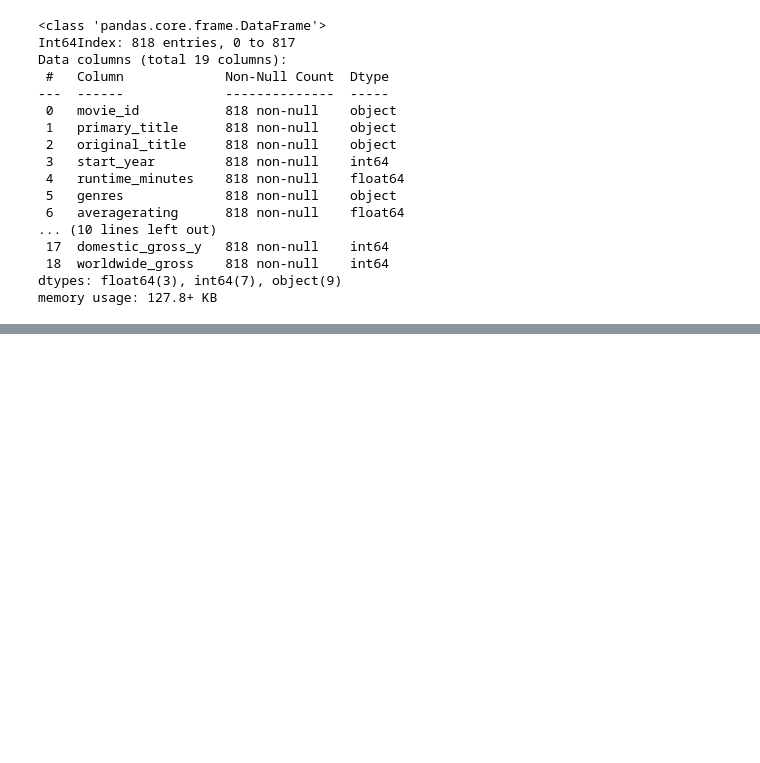
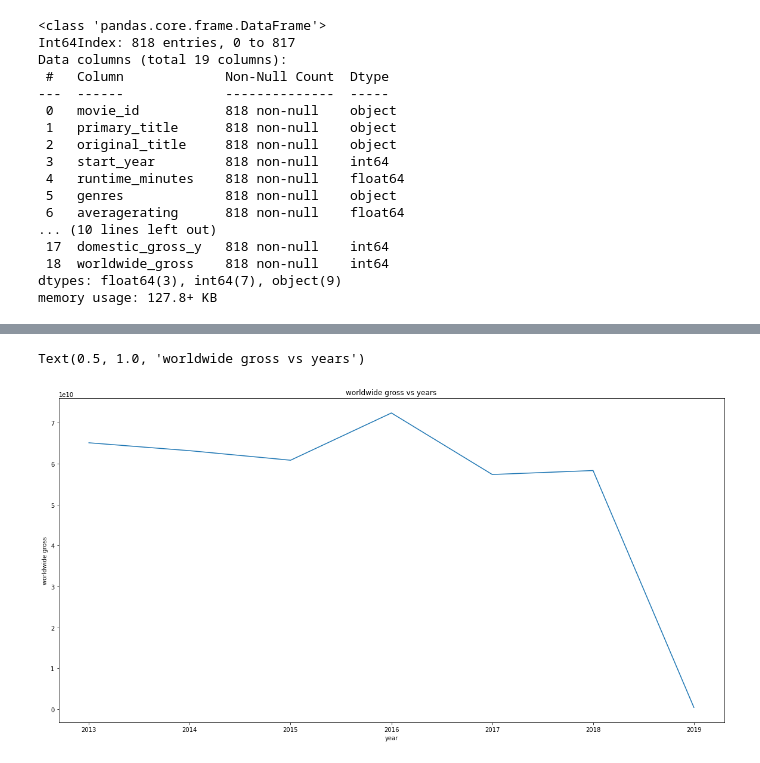
Before and after one commit to Aachiko/Microsoft-Movie-Market-Analysis, a Jupyter notebook: phase_1_project.ipynb, the cells around one changed output, grey strips where cells are left out. Drawn from its saved outputs; the diff is of its cells as text; code cells hidden in the pictures; blank space fills up the shorter version.

```diff
--- a/phase_1_project.ipynb
+++ b/phase_1_project.ipynb
@@ -380,0 +424,4 @@ memory usage: 127.8+ KB
+# %%
+# group worldwide gross by year and reveal the trends
+world_trend = movie_project.explode("genres").groupby("start_year").sum()
+world_trend
@@ -380,0 +438,9 @@ memory usage: 127.8+ KB
+# %%
+fig2, ax = plt.subplots(figsize=(20, 10))
+ax.plot(world_trend["worldwide_gross"])
+ax.set_ylabel("worldwide gross")
+ax.set_xlabel("year")
+ax.set_title("worldwide gross vs years")
+# %% [output]
+Text(0.5, 1.0, 'worldwide gross vs years')
+[figure, added]
```
Also changed, not shown: parts of 8 cells of this notebook.
